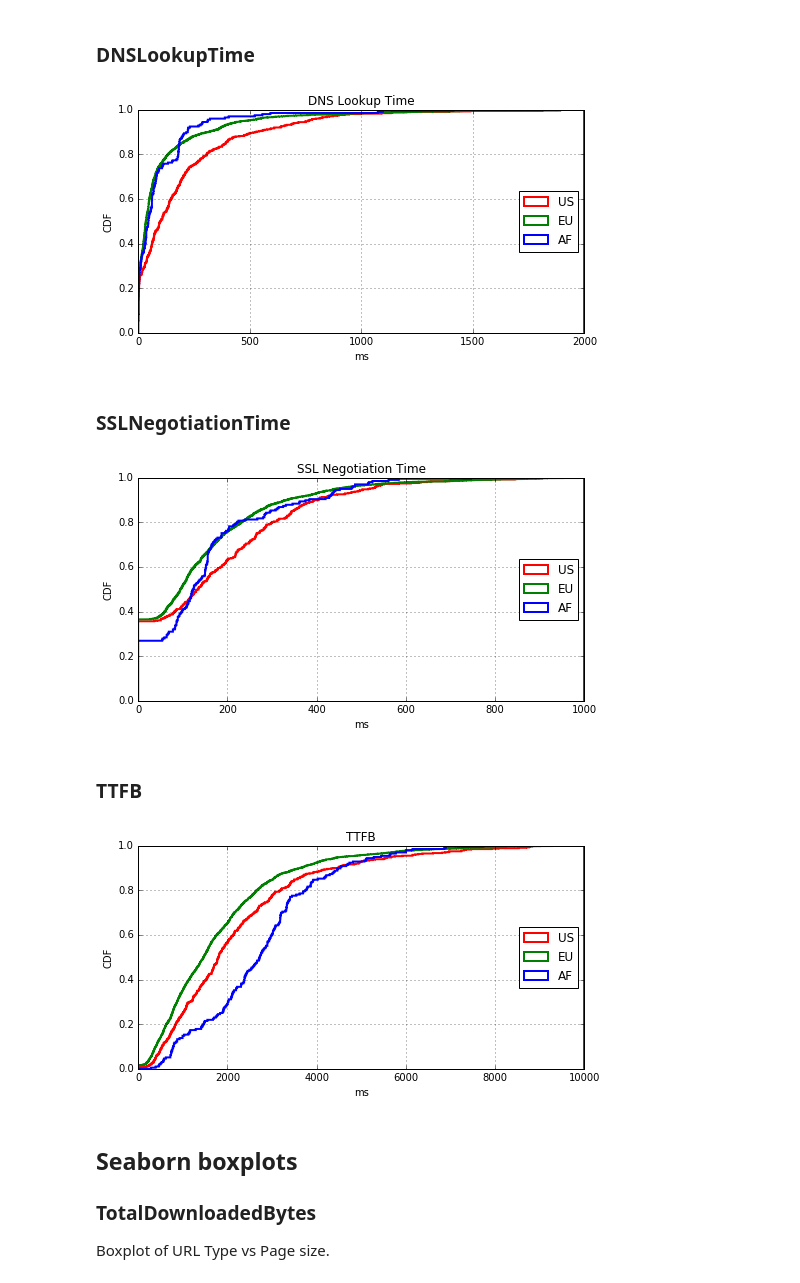
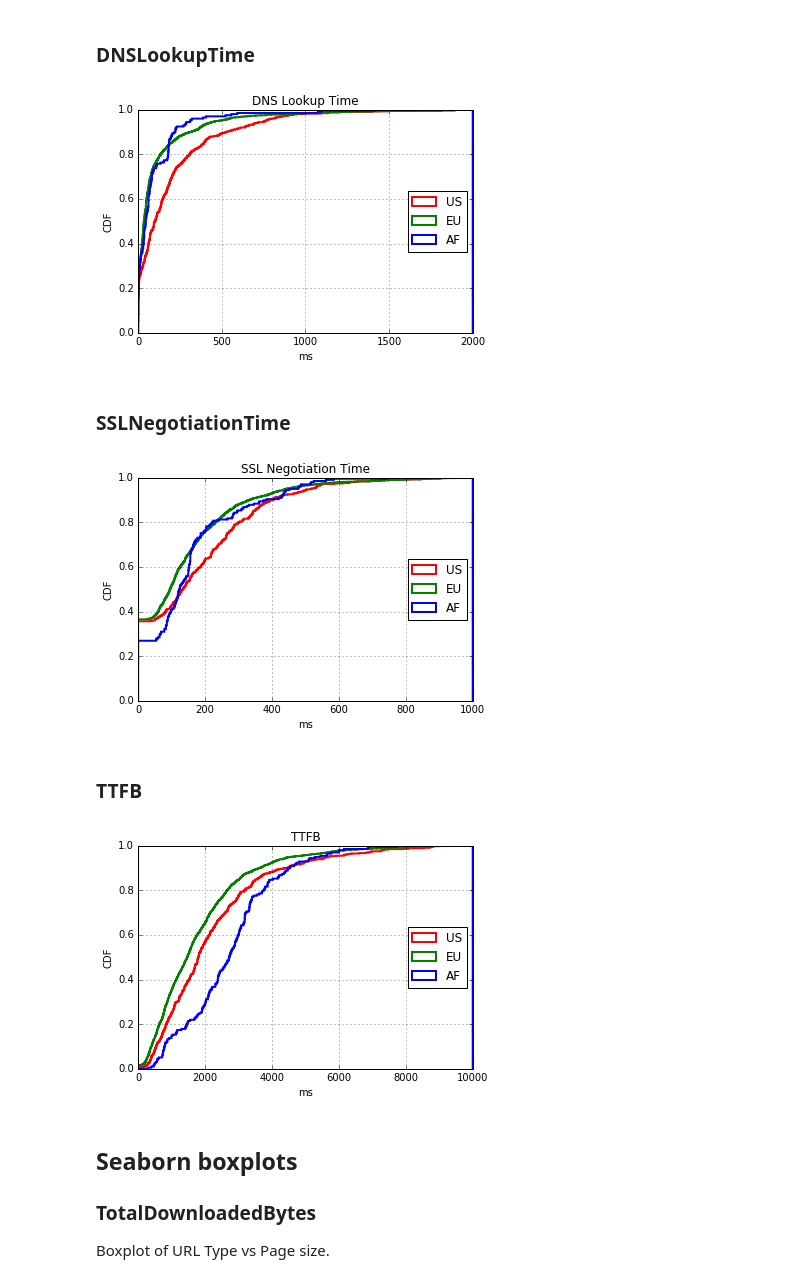
Before and after one commit to AFRINIC-Labs/content-africa-study, a Jupyter notebook: ampproject-study/Data-Analysis.ipynb, the cells around one changed output. Cells and saved outputs as stored; diff of their text form; code cells hidden in the pictures.

```diff
--- a/ampproject-study/Data-Analysis.ipynb
+++ b/ampproject-study/Data-Analysis.ipynb
@@ -28,7 +28,7 @@ df1 = df_domains.iloc[:,[2,12]]
 non_amp_domains = df1.loc[df1.amp_links_count == 0].groupby('cc').size()
 amp_enabled_domains = df1.loc[df1.amp_links_count > 0].groupby('cc').size()
 
-df2 = pd.DataFrame(columns=['cc','AMP','Non-AMP'])
+df2 = pd.DataFrame(columns=['cc','AMP-Enabled','Normal'])
 
 for cc in df1['cc'].drop_duplicates():
     non_amp_size = 0
@@ -432,44 +432,44 @@ ax.set_ylabel('CDF')
 plt.savefig("data/plots/CDF_DNS_EU-US-AF.pdf")
 plt.show()
 # %% [output]
-[figure, old version]
+[figure, new version]
 # %% [markdown]
 ### SSLNegotiationTime
 # %%
 n_bins = 5000
 
-fig, ax = plt.subplots(figsize=(, 4))
+fig, ax = plt.subplots(figsize=(6, 4))
 labels = ['AF', 'EU', 'US']
 
 df_af = df_size1['SSLNegotiationTime']
 df_eu = df_url_results_euus.loc[df_url_results_euus.region=='EU']['SSLNegotiationTime']
 df_us = df_url_results_euus.loc[df_url_results_euus.region=='US']['SSLNegotiationTime']
 
 #bp = ax.boxplot(df_eu.astype(np.int), notch=0, sym='+', vert=1, whis=1.5)
 
 
 # plot the cumulative histogram
 n, bins, patches = ax.hist([df_af.astype(np.int), df_eu.astype(np.int), df_us.astype(np.int)],
                            n_bins, density=1, histtype='step', linewidth=2, range=[0,1000],
                            cumulative=True, label=labels)
 
 # tidy up the figure
 ax.grid(True)
 ax.legend(loc='right')
 ax.set_title('SSL Negotiation Time')
 ax.set_xlabel('ms')
 ax.set_ylabel('CDF')
 
 plt.savefig("data/plots/CDF_SSL_EU-US-AF.pdf")
 plt.show()
 # %% [output]
-[figure, old version]
+[figure, new version]
 # %% [markdown]
 ### TTFB
 # %%
 n_bins = 5000
 
-fig, ax = plt.subplots(figsize=(8, 4))
+fig, ax = plt.subplots(figsize=(6, 4))
 labels = ['AF', 'EU', 'US']
 
 df_af = df_size1['TTFB']
@@ -494,7 +494,7 @@ ax.set_ylabel('CDF')
 plt.savefig("data/plots/CDF_TTFB_EU-US-AF.pdf")
 plt.show()
 # %% [output]
-[figure, old version]
+[figure, new version]
 # %% [markdown]
 ## Seaborn boxplots
 ### TotalDownloadedBytes
```
Also changed, not shown: 1 other file.
